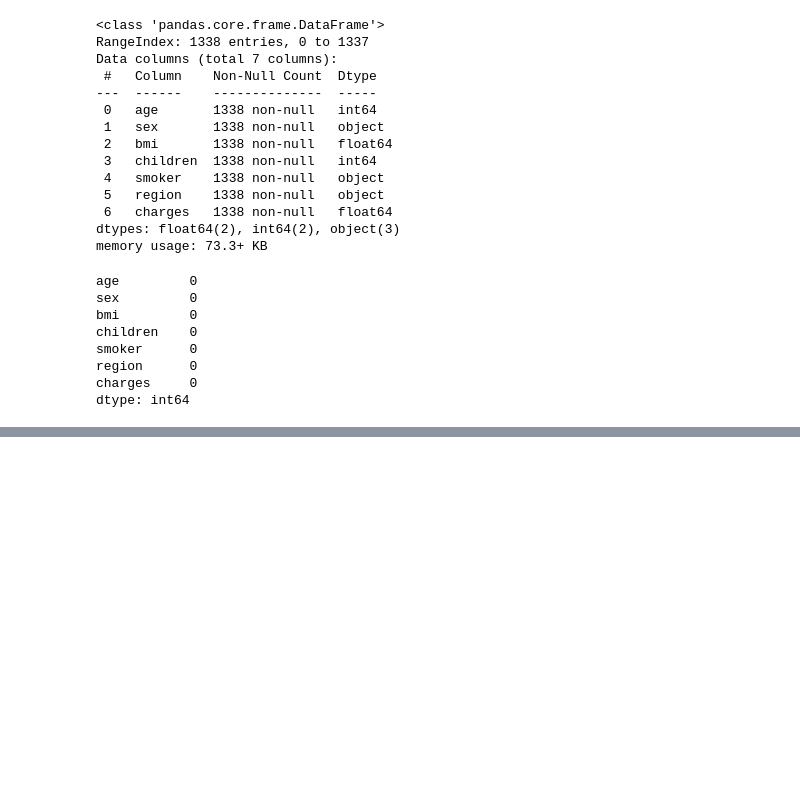
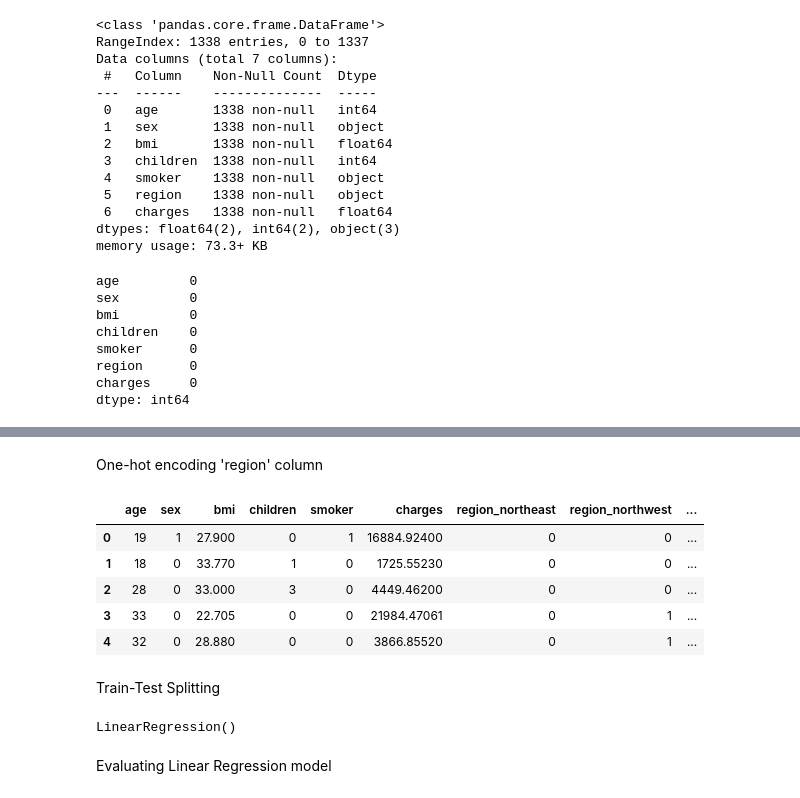
Before and after one commit to swastikbanerjee/ML_Lab, a Jupyter notebook: 2348566_Lab6.ipynb, the cells around one changed output, grey strips where cells are left out. Saved outputs shown, nothing was run; the diff lists cells and outputs as text; code cells hidden in the pictures; blank space fills up the shorter version.

```diff
--- a/2348566_Lab6.ipynb
+++ b/2348566_Lab6.ipynb
@@ -51,0 +54,2 @@ dtype: int64
+# %%
+data.replace({'sex':{'male':0,'female':1},'smoker':{'yes':1,'no':0}},inplace=True)
@@ -51,0 +65,15 @@ dtype: int64
+# %% [markdown]
+One-hot encoding 'region' column
+# %%
+data=pd.get_dummies(data,'region')
+# %%
+data.head()
+# %% [output]
+|  | age | sex | bmi | children | smoker | charges | region_northeast | region_northwest | ... |
+| 0 | 19 | 1 | 27.900 | 0 | 1 | 16884.92400 | 0 | 0 | ... |
+| 1 | 18 | 0 | 33.770 | 1 | 0 | 1725.55230 | 0 | 0 | ... |
+| 2 | 28 | 0 | 33.000 | 3 | 0 | 4449.46200 | 0 | 0 | ... |
+| 3 | 33 | 0 | 22.705 | 0 | 0 | 21984.47061 | 0 | 1 | ... |
+| 4 | 32 | 0 | 28.880 | 0 | 0 | 3866.85520 | 0 | 1 | ... |
+# %% [markdown]
+Train-Test Splitting
@@ -51,0 +86,8 @@ dtype: int64
+# %%
+from sklearn.linear_model import LinearRegression
+lin_reg = LinearRegression()
+lin_reg.fit(X_train, Y_train)
+# %% [output]
+LinearRegression()
+# %% [markdown]
+Evaluating Linear Regression model
```
Also changed, not shown: parts of 10 cells of this notebook.
